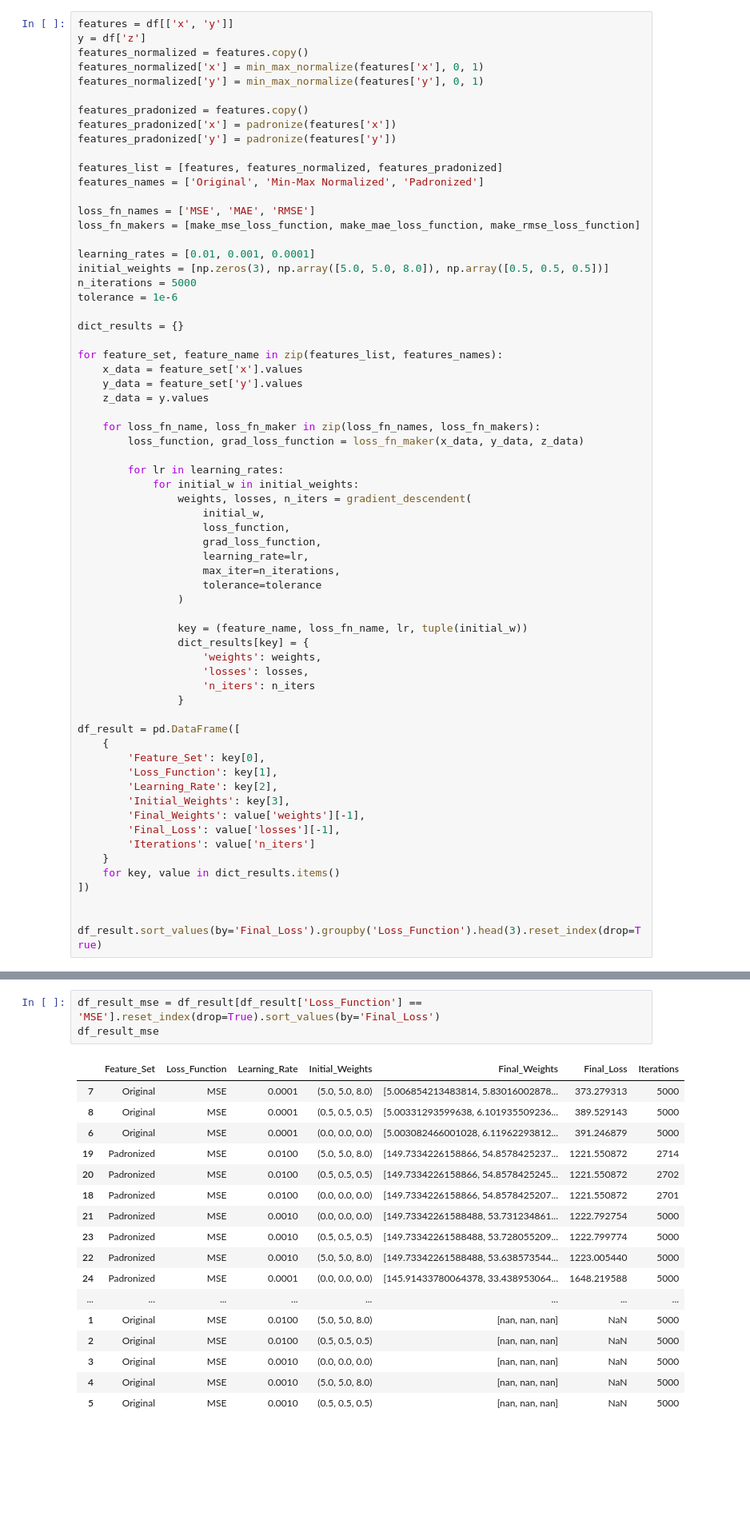
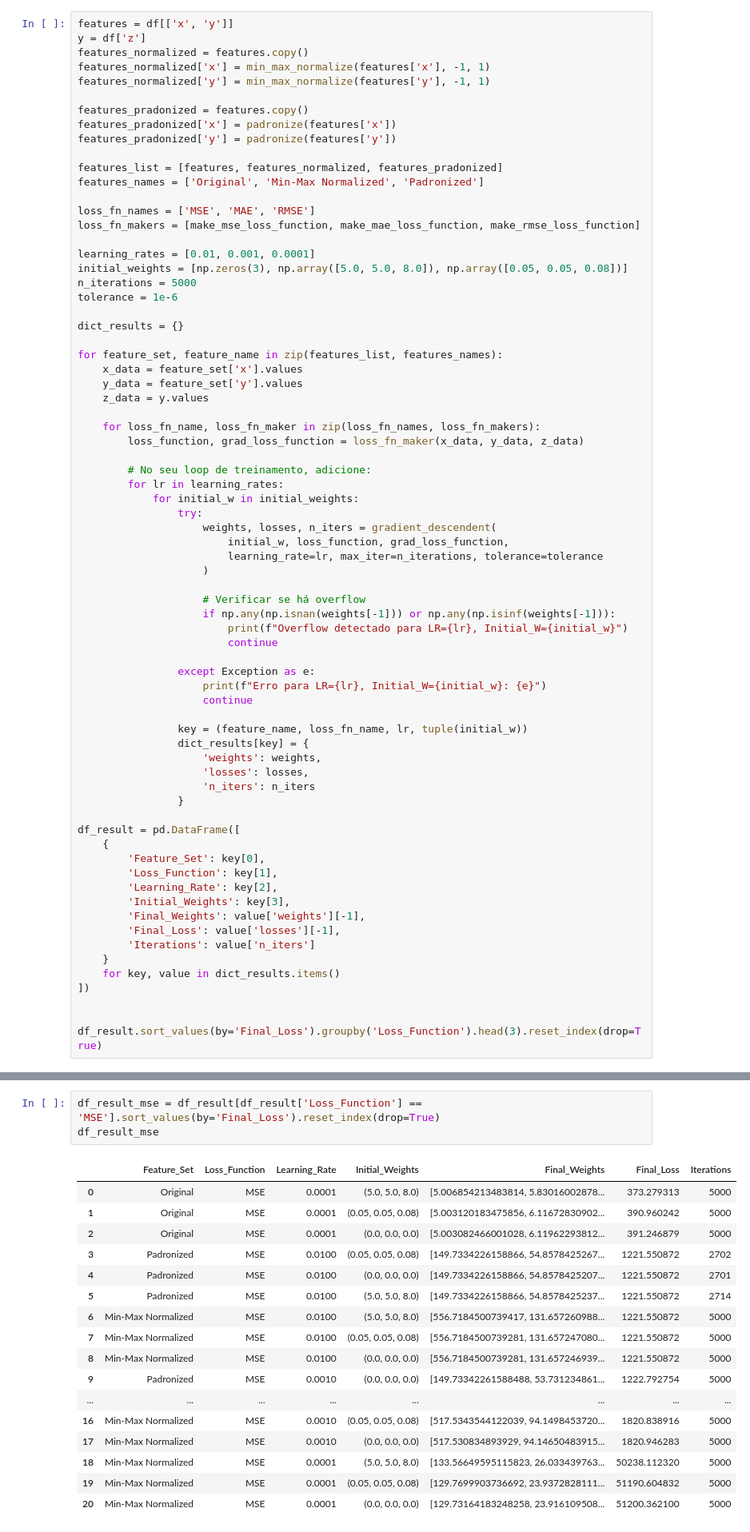
Before and after one commit to matheusssilva991/rna_tarefas_mestrado, a Jupyter notebook: src/tarefa2.ipynb, the cells around one changed output, grey strips where cells are left out. Shown: that part at 80% size. Saved outputs shown, nothing was run; the diff lists cells and outputs as text; blank space fills up the shorter version.

```diff
--- a/src/tarefa2.ipynb
+++ b/src/tarefa2.ipynb
@@ -107,8 +107,8 @@ array([ 5.0081046 ,  5.73419945, 10.59963756])
 features = df[['x', 'y']]
 y = df['z']
 features_normalized = features.copy()
-features_normalized['x'] = min_max_normalize(features['x'], 0, 1)
-features_normalized['y'] = min_max_normalize(features['y'], 0, 1)
+features_normalized['x'] = min_max_normalize(features['x'], -1, 1)
+features_normalized['y'] = min_max_normalize(features['y'], -1, 1)
 
 features_pradonized = features.copy()
 features_pradonized['x'] = padronize(features['x'])
@@ -121,7 +121,7 @@ loss_fn_names = ['MSE', 'MAE', 'RMSE']
 loss_fn_makers = [make_mse_loss_function, make_mae_loss_function, make_rmse_loss_function]
 
 learning_rates = [0.01, 0.001, 0.0001]
-initial_weights = [np.zeros(3), np.array([5.0, 5.0, 8.0]), np.array([0.5, 0.5, 0.5])]
+initial_weights = [np.zeros(3), np.array([5.0, 5.0, 8.0]), np.array([0.05, 0.05, 0.08])]
 n_iterations = 5000
 tolerance = 1e-6
 
@@ -135,16 +135,23 @@ for feature_set, feature_name in zip(features_list, features_names):
     for loss_fn_name, loss_fn_maker in zip(loss_fn_names, loss_fn_makers):
         loss_function, grad_loss_function = loss_fn_maker(x_data, y_data, z_data)
 
+        # No seu loop de treinamento, adicione:
         for lr in learning_rates:
             for initial_w in initial_weights:
-                weights, losses, n_iters = gradient_descendent(
-                    initial_w,
-                    loss_function,
-                    grad_loss_function,
-                    learning_rate=lr,
-                    max_iter=n_iterations,
-                    tolerance=tolerance
-                )
+                try:
+                    weights, losses, n_iters = gradient_descendent(
+                        initial_w, loss_function, grad_loss_function,
+                        learning_rate=lr, max_iter=n_iterations, tolerance=tolerance
+                    )
+
+                    # Verificar se há overflow
+                    if np.any(np.isnan(weights[-1])) or np.any(np.isinf(weights[-1])):
+                        print(f"Overflow detectado para LR={lr}, Initial_W={initial_w}")
+                        continue
+
+                except Exception as e:
+                    print(f"Erro para LR={lr}, Initial_W={initial_w}: {e}")
+                    continue
 
                 key = (feature_name, loss_fn_name, lr, tuple(initial_w))
                 dict_results[key] = {
@@ -283,23 +296,23 @@ Learning Rate: 0.0001
 Final Loss: 373.2793132812906
 Pesos: [5.00685421 5.83016003 8.95000686]
 # %%
-df_result_mse = df_result[df_result['Loss_Function'] == 'MSE'].reset_index(drop=True).sort_values(by='Final_Loss')
+df_result_mse = df_result[df_result['Loss_Function'] == 'MSE'].sort_values(by='Final_Loss').reset_index(drop=True)
 df_result_mse
 # %% [output]
 |  | Feature_Set | Loss_Function | Learning_Rate | Initial_Weights | Final_Weights | Final_Loss | Iterations |
-| 7 | Original | MSE | 0.0001 | (5.0, 5.0, 8.0) | [5.006854213483814, 5.83016002878... | 373.279313 | 5000 |
-| 8 | Original | MSE | 0.0001 | (0.5, 0.5, 0.5) | [5.00331293599638, 6.101935509236... | 389.529143 | 5000 |
-| 6 | Original | MSE | 0.0001 | (0.0, 0.0, 0.0) | [5.003082466001028, 6.11962293812... | 391.246879 | 5000 |
-| 19 | Padronized | MSE | 0.0100 | (5.0, 5.0, 8.0) | [149.7334226158866, 54.8578425237... | 1221.550872 | 2714 |
-| 20 | Padronized | MSE | 0.0100 | (0.5, 0.5, 0.5) | [149.7334226158866, 54.8578425245... | 1221.550872 | 2702 |
-| 18 | Padronized | MSE | 0.0100 | (0.0, 0.0, 0.0) | [149.7334226158866, 54.8578425207... | 1221.550872 | 2701 |
-| 21 | Padronized | MSE | 0.0010 | (0.0, 0.0, 0.0) | [149.73342261588488, 53.731234861... | 1222.792754 | 5000 |
-| 23 | Padronized | MSE | 0.0010 | (0.5, 0.5, 0.5) | [149.73342261588488, 53.728055209... | 1222.799774 | 5000 |
-| 22 | Padronized | MSE | 0.0010 | (5.0, 5.0, 8.0) | [149.73342261588488, 53.638573544... | 1223.005440 | 5000 |
-| 24 | Padronized | MSE | 0.0001 | (0.0, 0.0, 0.0) | [145.91433780064378, 33.438953064... | 1648.219588 | 5000 |
+| 0 | Original | MSE | 0.0001 | (5.0, 5.0, 8.0) | [5.006854213483814, 5.83016002878... | 373.279313 | 5000 |
+| 1 | Original | MSE | 0.0001 | (0.05, 0.05, 0.08) | [5.003120183475856, 6.11672830902... | 390.960242 | 5000 |
+| 2 | Original | MSE | 0.0001 | (0.0, 0.0, 0.0) | [5.003082466001028, 6.11962293812... | 391.246879 | 5000 |
+| 3 | Padronized | MSE | 0.0100 | (0.05, 0.05, 0.08) | [149.7334226158866, 54.8578425267... | 1221.550872 | 2702 |
+| 4 | Padronized | MSE | 0.0100 | (0.0, 0.0, 0.0) | [149.7334226158866, 54.8578425207... | 1221.550872 | 2701 |
+| 5 | Padronized | MSE | 0.0100 | (5.0, 5.0, 8.0) | [149.7334226158866, 54.8578425237... | 1221.550872 | 2714 |
+| 6 | Min-Max Normalized | MSE | 0.0100 | (5.0, 5.0, 8.0) | [556.7184500739417, 131.657260988... | 1221.550872 | 5000 |
+| 7 | Min-Max Normalized | MSE | 0.0100 | (0.05, 0.05, 0.08) | [556.7184500739281, 131.657247080... | 1221.550872 | 5000 |
+| 8 | Min-Max Normalized | MSE | 0.0100 | (0.0, 0.0, 0.0) | [556.7184500739281, 131.657246939... | 1221.550872 | 5000 |
+| 9 | Padronized | MSE | 0.0010 | (0.0, 0.0, 0.0) | [149.73342261588488, 53.731234861... | 1222.792754 | 5000 |
 | ... | ... | ... | ... | ... | ... | ... | ... |
-| 1 | Original | MSE | 0.0100 | (5.0, 5.0, 8.0) | [nan, nan, nan] | NaN | 5000 |
-| 2 | Original | MSE | 0.0100 | (0.5, 0.5, 0.5) | [nan, nan, nan] | NaN | 5000 |
-| 3 | Original | MSE | 0.0010 | (0.0, 0.0, 0.0) | [nan, nan, nan] | NaN | 5000 |
-| 4 | Original | MSE | 0.0010 | (5.0, 5.0, 8.0) | [nan, nan, nan] | NaN | 5000 |
-| 5 | Original | MSE | 0.0010 | (0.5, 0.5, 0.5) | [nan, nan, nan] | NaN | 5000 |
+| 16 | Min-Max Normalized | MSE | 0.0010 | (0.05, 0.05, 0.08) | [517.5343544122039, 94.1498453720... | 1820.838916 | 5000 |
+| 17 | Min-Max Normalized | MSE | 0.0010 | (0.0, 0.0, 0.0) | [517.530834893929, 94.14650483915... | 1820.946283 | 5000 |
+| 18 | Min-Max Normalized | MSE | 0.0001 | (5.0, 5.0, 8.0) | [133.56649595115823, 26.033439763... | 50238.112320 | 5000 |
+| 19 | Min-Max Normalized | MSE | 0.0001 | (0.05, 0.05, 0.08) | [129.7699903736692, 23.9372828111... | 51190.604832 | 5000 |
+| 20 | Min-Max Normalized | MSE | 0.0001 | (0.0, 0.0, 0.0) | [129.73164183248258, 23.916109508... | 51200.362100 | 5000 |
```
Also changed, not shown: parts of 7 cells of this notebook.
